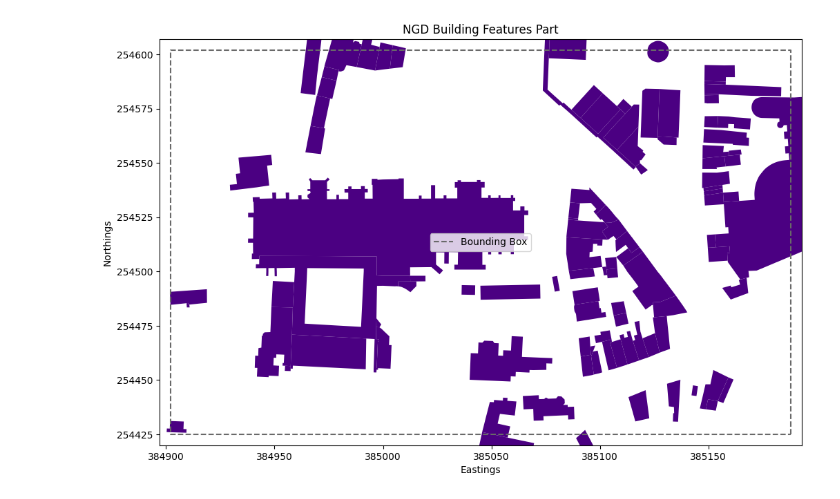
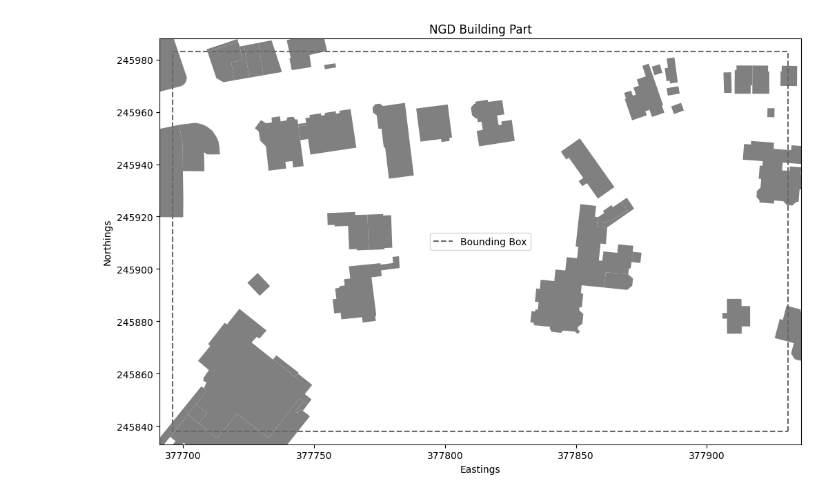
Before and after one commit to spwgit/osmm, a Jupyter notebook: features_api.ipynb, the cells around one changed output. Drawn from its saved outputs; the diff is of its cells as text; code cells hidden in the pictures.

```diff
--- a/features_api.ipynb
+++ b/features_api.ipynb
@@ -11,39 +17,40 @@ os.environ['PROJ_NETWORK'] = 'OFF'
 collection = "bld-fts-buildingpart"
 
 # Define query extent
-W, S = (384902, 254425)
-E, N = (385188, 254602)
+# Cathedral 384902, 254425, 385188, 254602 | GM   377342, 245797, 377915, 246151 | # CH   377696, 245838, 377931, 245983
+
+W, S = (377696, 245838)
+E, N = (377931, 245983)
 
 crs = "EPSG:27700"
 extent = Extent.from_bbox((W, S, E, N), crs=crs)
 
 # Query API
-key = os.getenv('key')
 ngd_building_part = NGD(key, collection)
 bld_fts_results = ngd_building_part.query(extent=extent, crs=crs)
 # %%
 bld_fts_gdf = gpd.GeoDataFrame.from_features(bld_fts_results['features'], crs=crs)
 # %%
-ax = bld_fts_gdf.plot(color="indigo", figsize=(12, 10))
+ax = bld_fts_gdf.plot(color="grey", figsize=(12, 10))
 
 # Plot the query extent
 ax.plot(*zip(*extent.polygon.exterior.coords), color="dimgray",
-        linestyle='--', label="Bounding Box", label)
+        linestyle='--', label="Bounding Box")
 
 # Define limits of the plot
 bounds = extent.polygon.bounds
 # margin adds a bit of space around the bounding box
 margin = 5
 x_limits = (bounds[0] - margin, bounds[2] + margin)
 y_limits = (bounds[1] - margin, bounds[3] + margin)
 ax.set_xlim(*x_limits)
 ax.set_ylim(*y_limits)
 
 # Add labels
 ax.set_xlabel("Eastings")
 ax.set_ylabel("Northings")
-ax.set_title("NGD Building Features Part")
+ax.set_title("NGD Building Part")
 plt.legend()
 plt.show()
 # %% [output]
-[figure, old version]
+[figure, new version]
```
Also changed, not shown: parts of 1 cell of this notebook.
